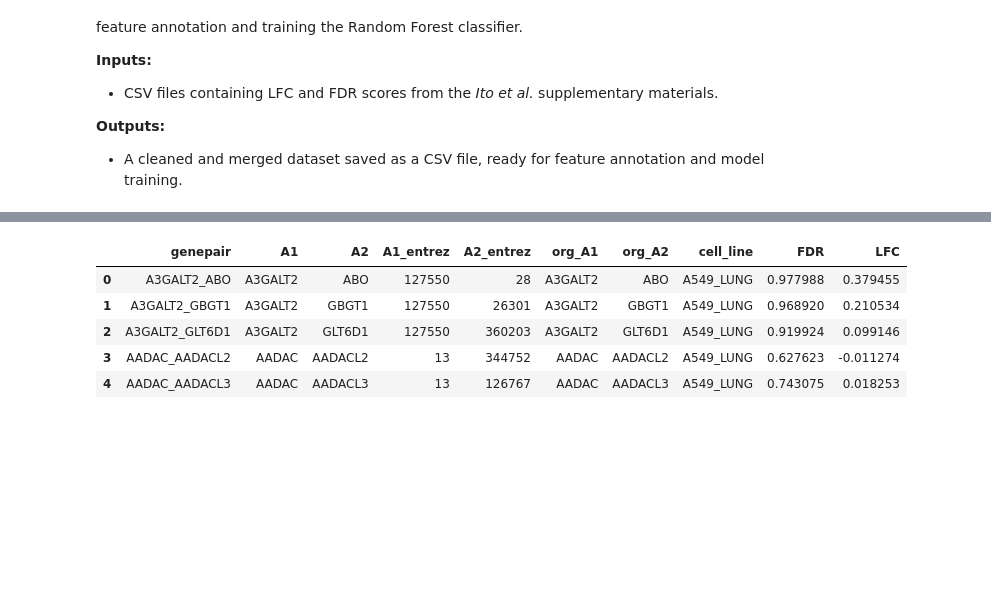
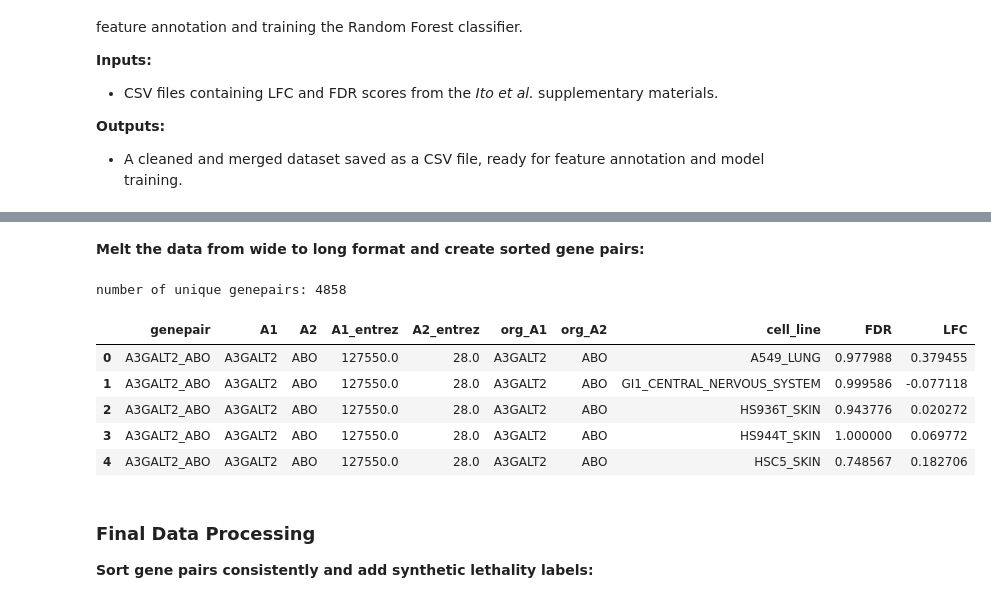
Before and after one commit to cancergenetics/context_specific_paralog_SL, a Jupyter notebook: 1_data_processing/01_CRISPR_screens/preprocess_ito.ipynb, the cells around one changed output, grey strips where cells are left out. Cells and saved outputs as stored; diff of their text form; code cells hidden in the pictures; blank space fills up the shorter version.

```diff
--- a/1_data_processing/01_CRISPR_screens/preprocess_ito.ipynb
+++ b/1_data_processing/01_CRISPR_screens/preprocess_ito.ipynb
@@ -201,9 +113,8 @@ ito_lfc.rename(columns={'A1': 'org_A1', 'A2':'org_A2'}, inplace=True)
 # %%
-ito_lfc.insert(0, 'A1', ito_lfc['org_A1'])
-ito_lfc.insert(1, 'A2', ito_lfc['org_A2'])
+# Map gene symbols to Entrez IDs, unmapped values will be NA
+ito_lfc.insert(0, 'A1_entrez', ito_lfc['org_A1'].map(ito_genes_df_dict))
+ito_lfc.insert(1, 'A2_entrez', ito_lfc['org_A2'].map(ito_genes_df_dict))
 
-ito_lfc['A1'] = ito_lfc['A1'].replace(prev_to_approved_sym)
-ito_lfc['A2'] = ito_lfc['A2'].replace(prev_to_approved_sym)
+# Map Entrez IDs back to approved gene symbols
+ito_lfc.insert(2, 'A1', ito_lfc['A1_entrez'].map(entrez_id_to_approved_sym))
+ito_lfc.insert(3, 'A2', ito_lfc['A2_entrez'].map(entrez_id_to_approved_sym))
-# %%
-ito_lfc.insert(2, 'A1_entrez', ito_lfc['A1'].map(approved_sym_to_entrez_id))
-ito_lfc.insert(3, 'A2_entrez', ito_lfc['A2'].map(approved_sym_to_entrez_id))
@@ -229,0 +133,15 @@ display(ito_lfc.loc[ito_lfc['A2_entrez'].isna(), ])
+# %%
+#manually map the missing Entrez IDs of CBSL as CBS_CBSL is in the list of paralog pairs
+ito_lfc.loc[504, 'A2_entrez'] = 102724560
+ito_lfc.loc[504, 'A2'] = 'CBSL'
+
+ito_lfc.loc[4274, 'A2_entrez'] = 102724560
+ito_lfc.loc[4274, 'A2'] = 'CBSL'
+# %%
+ito_lfc = ito_lfc.dropna(subset=['A1_entrez', 'A2_entrez'], how='any')
+ito_lfc = ito_lfc.sort_values(by=['A1', 'A2'])
+ito_lfc = ito_lfc.reset_index(drop=True)
+
+print('# check the NA values in A1_entrez & A2_entrez')
+display(ito_lfc.loc[ito_lfc['A1_entrez'].isna(), ])
+display(ito_lfc.loc[ito_lfc['A2_entrez'].isna(), ])
@@ -230,3 +152,5 @@ display(ito_lfc.loc[ito_lfc['A2_entrez'].isna(), ])
+# %% [markdown]
+**Melt the data from wide to long format and create sorted gene pairs:**
 # %%
 ito_fdr_melt = pd.melt(ito_fdr, id_vars=['A1', 'A2', 'A1_entrez', 'A2_entrez', 'org_A1', 'org_A2'],
                        value_vars=ito_fdr.columns[6:],
@@ -267,14 +191,22 @@ for i in range(0 , len(genepairs)):
 ito_lfc_melt.insert(0, 'genepair', m, True)
 # %%
 ito_pairs_df = pd.merge(ito_fdr_melt, ito_lfc_melt, how='left')
+ito_pairs_df = ito_pairs_df.sort_values(by=['genepair', 'cell_line'])
+ito_pairs_df = ito_pairs_df.reset_index(drop=True)
+print(f'number of unique genepairs: {ito_pairs_df["genepair"].nunique()}')
 ito_pairs_df.head()
 # %% [output]
+number of unique genepairs: 4858
 |  | genepair | A1 | A2 | A1_entrez | A2_entrez | org_A1 | org_A2 | cell_line | FDR | LFC |
-| 0 | A3GALT2_ABO | A3GALT2 | ABO | 127550 | 28 | A3GALT2 | ABO | A549_LUNG | 0.977988 | 0.379455 |
-| 1 | A3GALT2_GBGT1 | A3GALT2 | GBGT1 | 127550 | 26301 | A3GALT2 | GBGT1 | A549_LUNG | 0.968920 | 0.210534 |
-| 2 | A3GALT2_GLT6D1 | A3GALT2 | GLT6D1 | 127550 | 360203 | A3GALT2 | GLT6D1 | A549_LUNG | 0.919924 | 0.099146 |
-| 3 | AADAC_AADACL2 | AADAC | AADACL2 | 13 | 344752 | AADAC | AADACL2 | A549_LUNG | 0.627623 | -0.011274 |
-| 4 | AADAC_AADACL3 | AADAC | AADACL3 | 13 | 126767 | AADAC | AADACL3 | A549_LUNG | 0.743075 | 0.018253 |
+| 0 | A3GALT2_ABO | A3GALT2 | ABO | 127550.0 | 28.0 | A3GALT2 | ABO | A549_LUNG | 0.977988 | 0.379455 |
+| 1 | A3GALT2_ABO | A3GALT2 | ABO | 127550.0 | 28.0 | A3GALT2 | ABO | GI1_CENTRAL_NERVOUS_SYSTEM | 0.999586 | -0.077118 |
+| 2 | A3GALT2_ABO | A3GALT2 | ABO | 127550.0 | 28.0 | A3GALT2 | ABO | HS936T_SKIN | 0.943776 | 0.020272 |
+| 3 | A3GALT2_ABO | A3GALT2 | ABO | 127550.0 | 28.0 | A3GALT2 | ABO | HS944T_SKIN | 1.000000 | 0.069772 |
+| 4 | A3GALT2_ABO | A3GALT2 | ABO | 127550.0 | 28.0 | A3GALT2 | ABO | HSC5_SKIN | 0.748567 | 0.182706 |
+# %% [markdown]
+### Final Data Processing
+
+**Sort gene pairs consistently and add synthetic lethality labels:**
 # %%
 # Function to sort each pair of gene symbols and their Entrez IDs
 def sort_entrez_ids(row):
```
Also changed, not shown: parts of 36 cells of this notebook, 2 other files.
